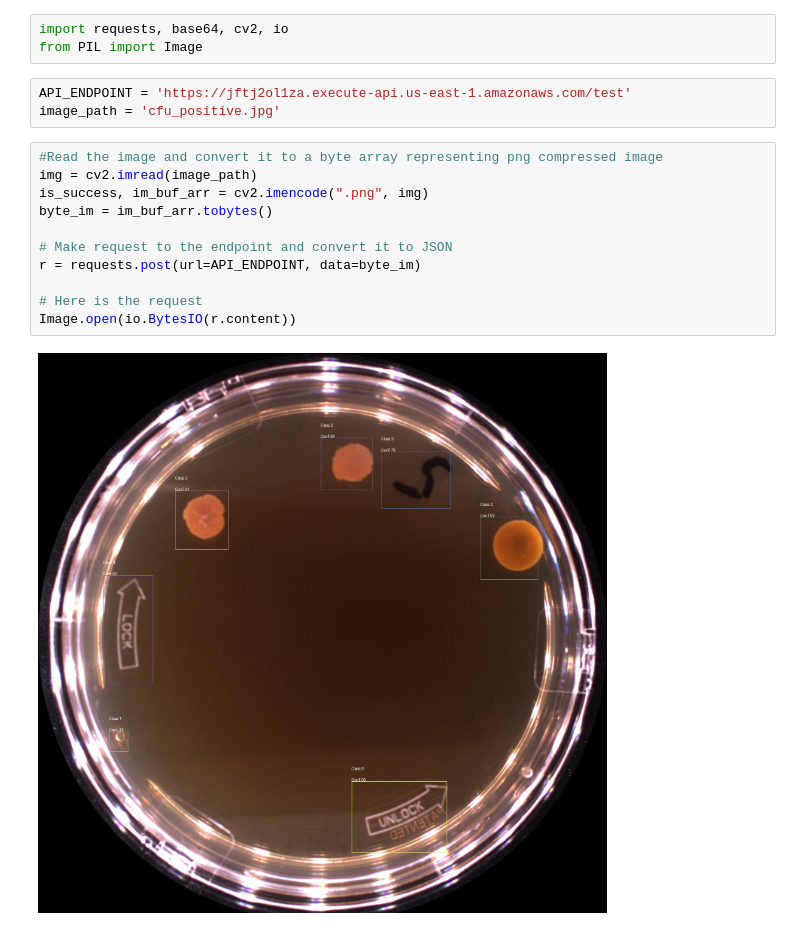
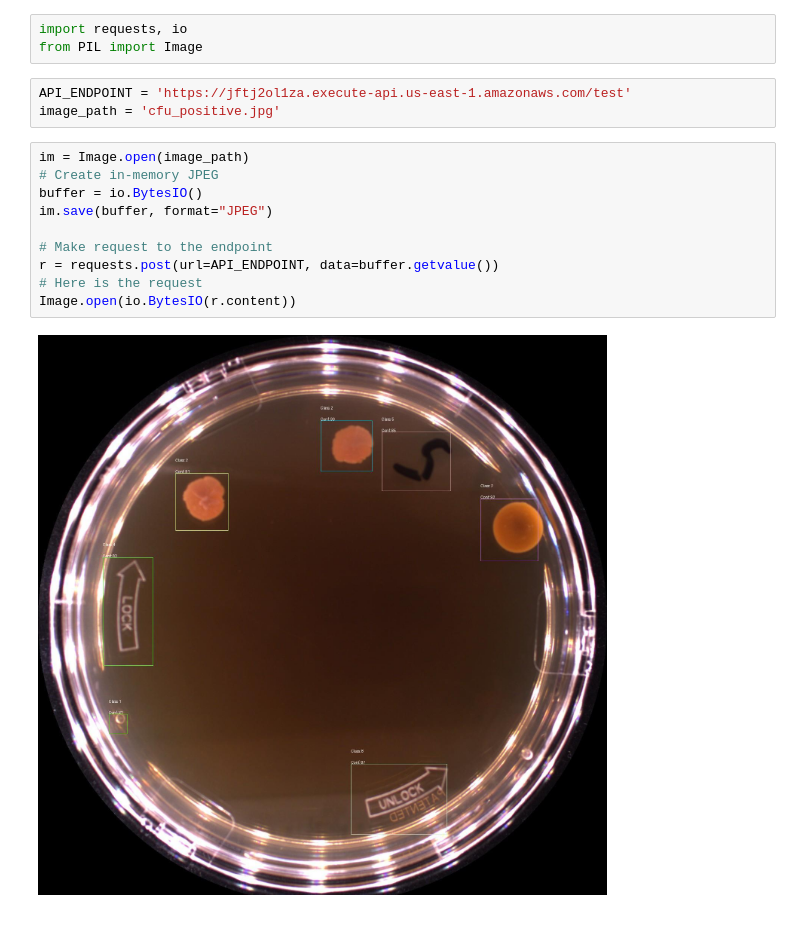
Before and after one commit to ArtemChemist/host-yolov8-on-sagemaker-endpoint, a Jupyter notebook: imageupload-lambda/test_api_endpoint.ipynb, the cells around one changed output. Saved outputs shown, nothing was run; the diff lists cells and outputs as text.

Commit message:
Got rid of OpenCV in API testing

```diff
--- a/imageupload-lambda/test_api_endpoint.ipynb
+++ b/imageupload-lambda/test_api_endpoint.ipynb
@@ -1,19 +1,18 @@
 # %%
-import requests, base64, cv2, io
+import requests, io
 from PIL import Image
 # %%
 API_ENDPOINT = 'https://jftj2ol1za.execute-api.us-east-1.amazonaws.com/test'
 image_path = 'cfu_positive.jpg'
 # %%
-#Read the image and convert it to a byte array representing png compressed image
-img = cv2.imread(image_path)
-is_success, im_buf_arr = cv2.imencode(".png", img)
-byte_im = im_buf_arr.tobytes()
+im = Image.open(image_path)
+# Create in-memory JPEG
+buffer = io.BytesIO()
+im.save(buffer, format="JPEG")
 
-# Make request to the endpoint and convert it to JSON
-r = requests.post(url=API_ENDPOINT, data=byte_im)
-
+# Make request to the endpoint
+r = requests.post(url=API_ENDPOINT, data=buffer.getvalue())
 # Here is the request
 Image.open(io.BytesIO(r.content))
 # %% [output]
-[figure, old version]
+[figure, new version]
```
